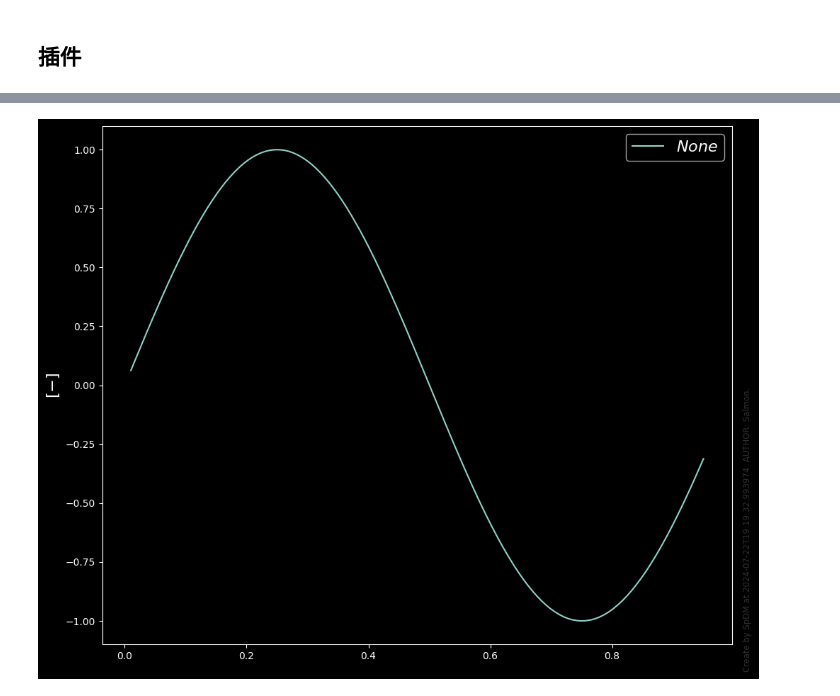
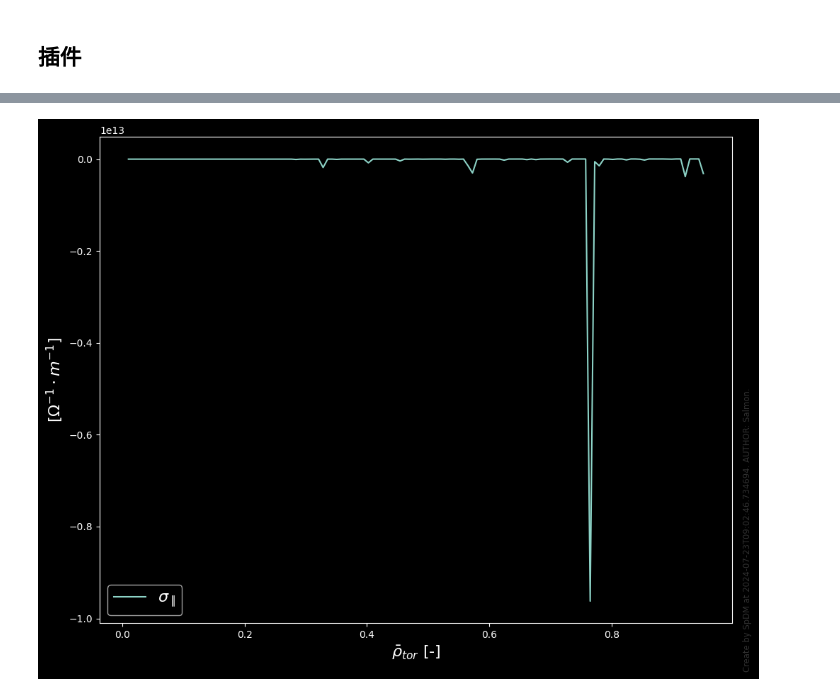
Before and after one commit to fusion-yun/fytok_tutorial, a Jupyter notebook: quick_start/ch3_modules.ipynb, the cells around one changed output, grey strips where cells are left out. Drawn from its saved outputs; the diff is of its cells as text; code cells hidden in the pictures.

```diff
--- a/quick_start/ch3_modules.ipynb
+++ b/quick_start/ch3_modules.ipynb
@@ -92,4 +117,4 @@ fig=sp_view.plot(spitzer.profiles_1d.grid.rho_tor_norm,spitzer.profiles_1d.condu
 # %% [markdown]
 ## 插件
 # %%
-model = CoreTransport.Model(code={"name": "demo"})
+model = CoreTransportModel(code={"name": "spitzer_demo"})
@@ -104,4 +125,4 @@ model.refresh(equilibrium=eq, core_profiles=core_profiles)
 # %%
-fig=sp_view.plot(model.profiles_1d.grid.rho_tor_norm, model.profiles_1d.conductivity_parallel)
+fig=sp_view.plot(model.profiles_1d.rho_tor_norm, model.profiles_1d.conductivity_parallel)
 # %% [output]
-[figure, old version]
+[figure, new version]
```
Also changed, not shown: parts of 16 cells of this notebook, 2 other files.
